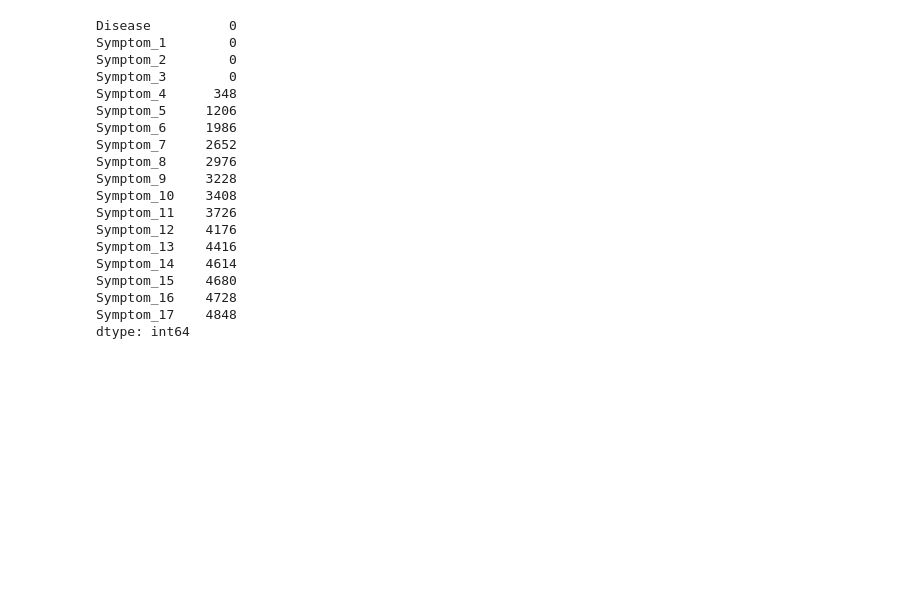
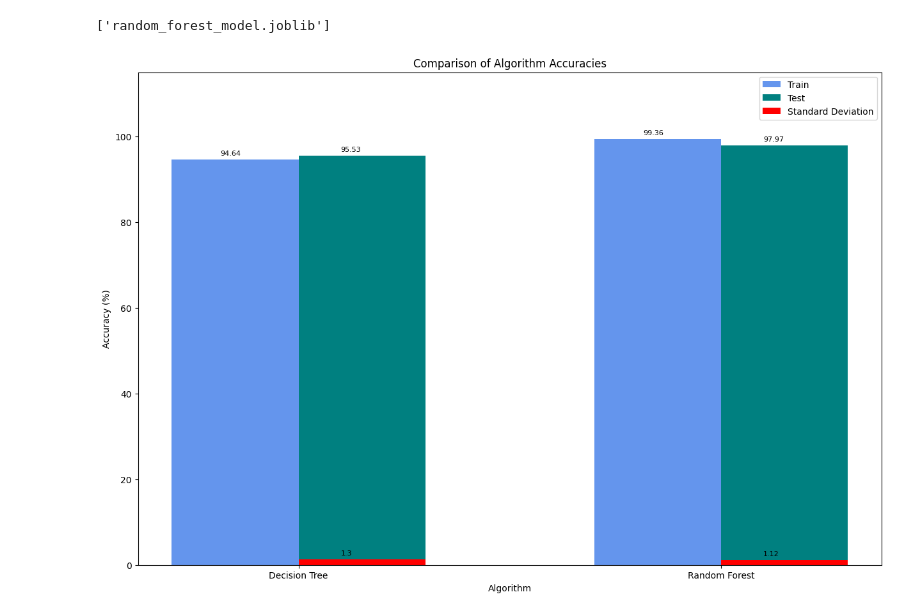
Before and after one commit to fahadrajput99/EDA-Using-Pandas, a Jupyter notebook: diseses using symptms.ipynb, the cells around one changed output. Cells and saved outputs as stored; diff of their text form; code cells hidden in the pictures; blank space fills up the shorter version.

```diff
--- a/diseses using symptms.ipynb
+++ b/diseses using symptms.ipynb
@@ -98,22 +340,5 @@ df2.fillna(0)
-# %%
-df2.isnull().sum()
-# %% [output]
-Disease          0
-Symptom_1        0
-Symptom_2        0
-Symptom_3        0
-Symptom_4      348
-Symptom_5     1206
-Symptom_6     1986
-Symptom_7     2652
-Symptom_8     2976
-Symptom_9     3228
-Symptom_10    3408
-Symptom_11    3726
-Symptom_12    4176
-Symptom_13    4416
-Symptom_14    4614
-Symptom_15    4680
-Symptom_16    4728
-Symptom_17    4848
-dtype: int64
+# %%
+import joblib
+joblib.dump(rfc, 'random_forest_model.joblib')
+# %% [output]
+['random_forest_model.joblib']
@@ -119,0 +371,35 @@ dtype: int64
+# %%
+n_groups = 2
+algorithms = ('Decision Tree', 'Random Forest')
+train_accuracy = (DS_train.mean()*100.0,
+                 rnd_forest_train.mean()*100.0,)
+# %%
+test_accuracy = (DS_test.mean()*100.0,
+                 rnd_forest_test.mean()*100.0)
+# %%
+Standard_Deviation=(DS_test.std()*100.0,
+                 rnd_forest_test.std()*100.0)
+# %%
+# create plot
+fig, ax = plt.subplots(figsize=(15, 10))
+index = np.arange(n_groups)
+bar_width = 0.3
+opacity = 1
+rects1 = plt.bar(index, train_accuracy, bar_width, alpha = opacity, color='Cornflowerblue', label='Train')
+rects2 = plt.bar(index + bar_width, test_accuracy, bar_width, alpha = opacity, color='Teal', label='Test')
+rects3 = plt.bar(index + bar_width, Standard_Deviation, bar_width, alpha = opacity, color='red', label='Standard Deviation')
+plt.xlabel('Algorithm') # x axis label
+plt.ylabel('Accuracy (%)') # y axis label
+plt.ylim(0, 115)
+plt.title('Comparison of Algorithm Accuracies') # plot title
+plt.xticks(index + bar_width * 0.5, algorithms) # x axis data labels
+plt.legend(loc = 'upper right') # show legend
+for index, data in enumerate(train_accuracy):
+    plt.text(x = index - 0.035, y = data + 1, s = round(data, 2), fontdict = dict(fontsize = 8))
+for index, data in enumerate(test_accuracy):
+    plt.text(x = index + 0.25, y = data + 1, s = round(data, 2), fontdict = dict(fontsize = 8))
+for index, data in enumerate(Standard_Deviation):
+    plt.text(x = index + 0.25, y = data + 1, s = round(data, 2), fontdict = dict(fontsize = 8))
+plt.show() # Test it Like The user would do
+# %% [output]
+[figure, added]
```
Also changed, not shown: parts of 35 cells of this notebook.
